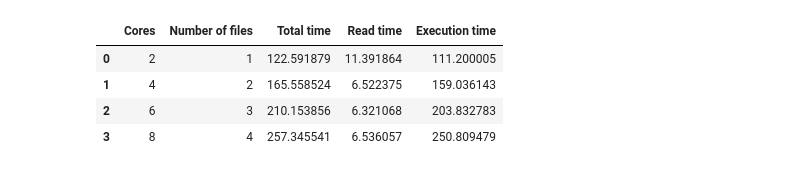
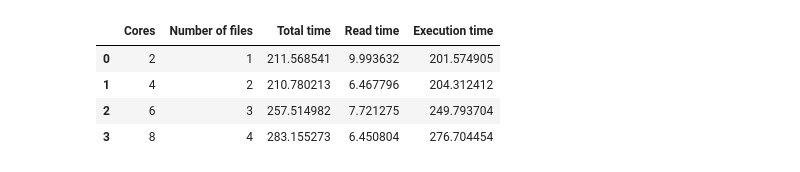
Before and after one commit to projectoriented/ldsa_project_team-4, a Jupyter notebook: Scalability_testing.ipynb, the cells around one changed output. Saved outputs shown, nothing was run; the diff lists cells and outputs as text; code cells hidden in the pictures.

```diff
--- a/Scalability_testing.ipynb
+++ b/Scalability_testing.ipynb
@@ -9,12 +9,13 @@ import pandas as pd
 import numpy as np
 import matplotlib.pyplot as plt
 
-
+#Building the SparkSession. Our workers has 2 cores each, and the total number of cores to be used are configured
+#with the spark.cores.max parameter
 def build_session(cores: int):
     spark_session = SparkSession\
         .builder\
         .master("spark://192.168.2.243:7077") \
-        .appName("test")\
+        .appName("scalability test")\
         .config("spark.executor.cores", 2)\
         .config("spark.cores.max", cores)\
         .getOrCreate()
@@ -184,9 +216,9 @@ df_results_weak
 # %%
-#Visualizing teh data frame (in bigger size)
-df_results_weak.style.set_table_attributes('style="font-size: 18px"')
+#Visualizing the DataFrame in bigger size
+df_results_weak.style.set_table_attributes('style="font-size: 16px"')
 # %% [output]
 |  | Cores | Number of files | Total time | Read time | Execution time |
-| 0 | 2 | 1 | 122.591879 | 11.391864 | 111.200005 |
-| 1 | 4 | 2 | 165.558524 | 6.522375 | 159.036143 |
-| 2 | 6 | 3 | 210.153856 | 6.321068 | 203.832783 |
-| 3 | 8 | 4 | 257.345541 | 6.536057 | 250.809479 |
+| 0 | 2 | 1 | 211.568541 | 9.993632 | 201.574905 |
+| 1 | 4 | 2 | 210.780213 | 6.467796 | 204.312412 |
+| 2 | 6 | 3 | 257.514982 | 7.721275 | 249.793704 |
+| 3 | 8 | 4 | 283.155273 | 6.450804 | 276.704454 |
```
Also changed, not shown: parts of 8 cells of this notebook, 1 other file.
